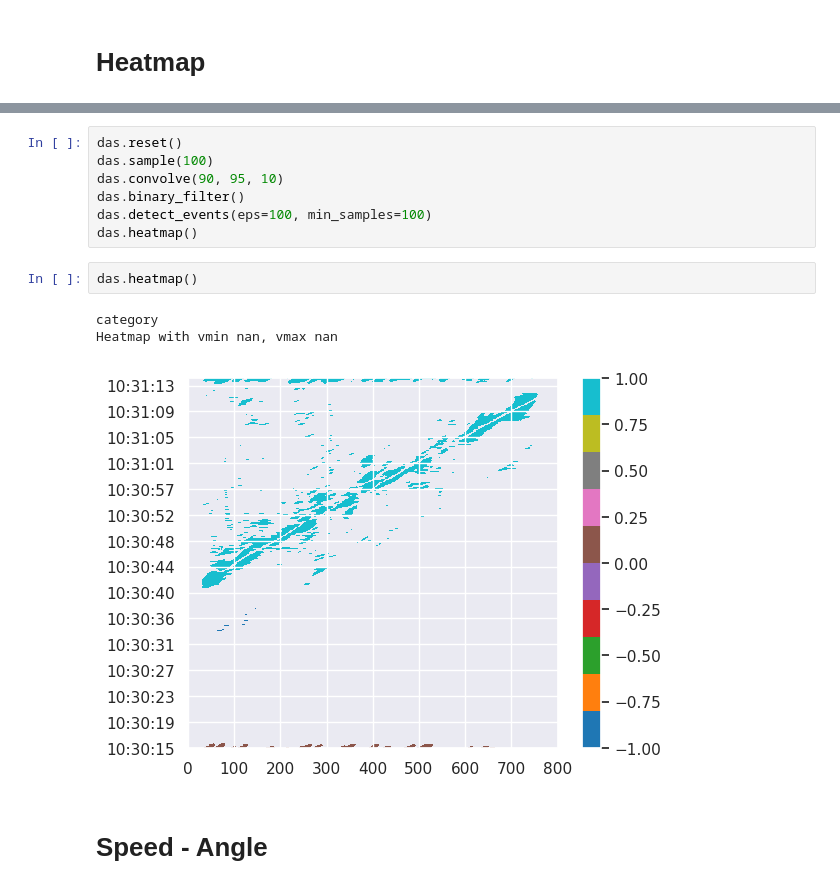
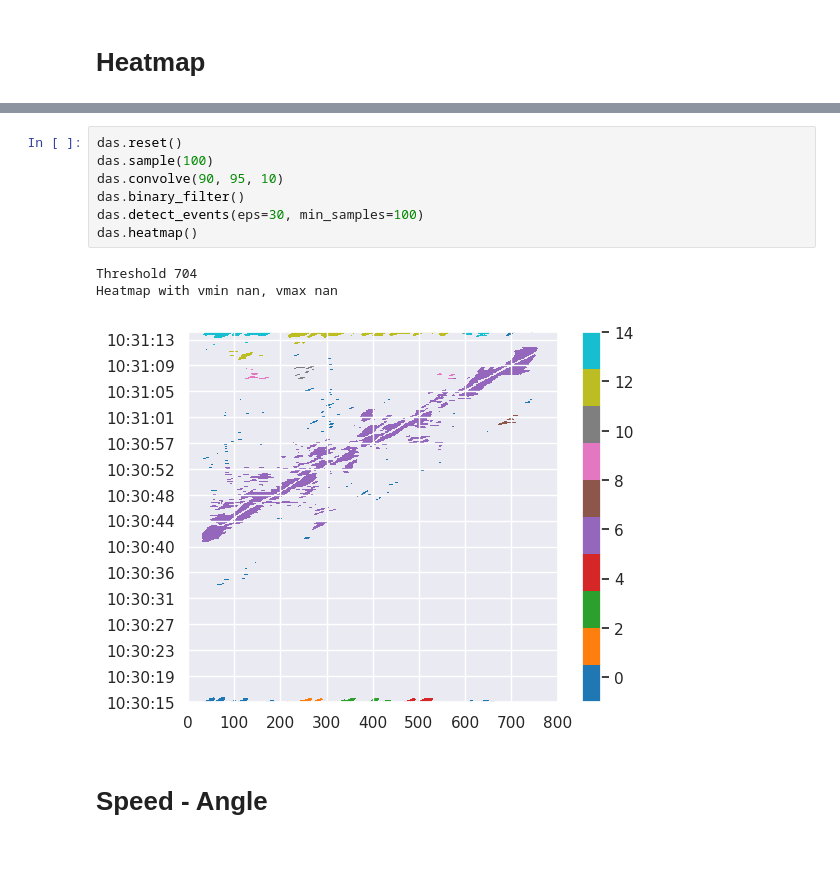
Before and after one commit to truongphanduykhanh/dasly, a Jupyter notebook: notebooks/8.3-khanhtruong-astfjordbrua.ipynb, the cells around one changed output, grey strips where cells are left out. Drawn from its saved outputs; the diff is of its cells as text; blank space fills up the shorter version.

```diff
--- a/notebooks/8.3-khanhtruong-astfjordbrua.ipynb
+++ b/notebooks/8.3-khanhtruong-astfjordbrua.ipynb
@@ -64,16 +61,14 @@ binary
 # %%
 das.reset()
 das.sample(100)
 das.convolve(90, 95, 10)
 das.binary_filter()
-das.detect_events(eps=100, min_samples=100)
+das.detect_events(eps=30, min_samples=100)
 das.heatmap()
+# %% [output]
+Threshold 704
+Heatmap with vmin nan, vmax nan
+[figure, added]
-# %%
-das.heatmap()
-# %% [output]
-category
-Heatmap with vmin nan, vmax nan
-[figure, removed]
 # %% [markdown]
 # Speed - Angle
 # %%
```
Also changed, not shown: parts of 3 cells of this notebook.
